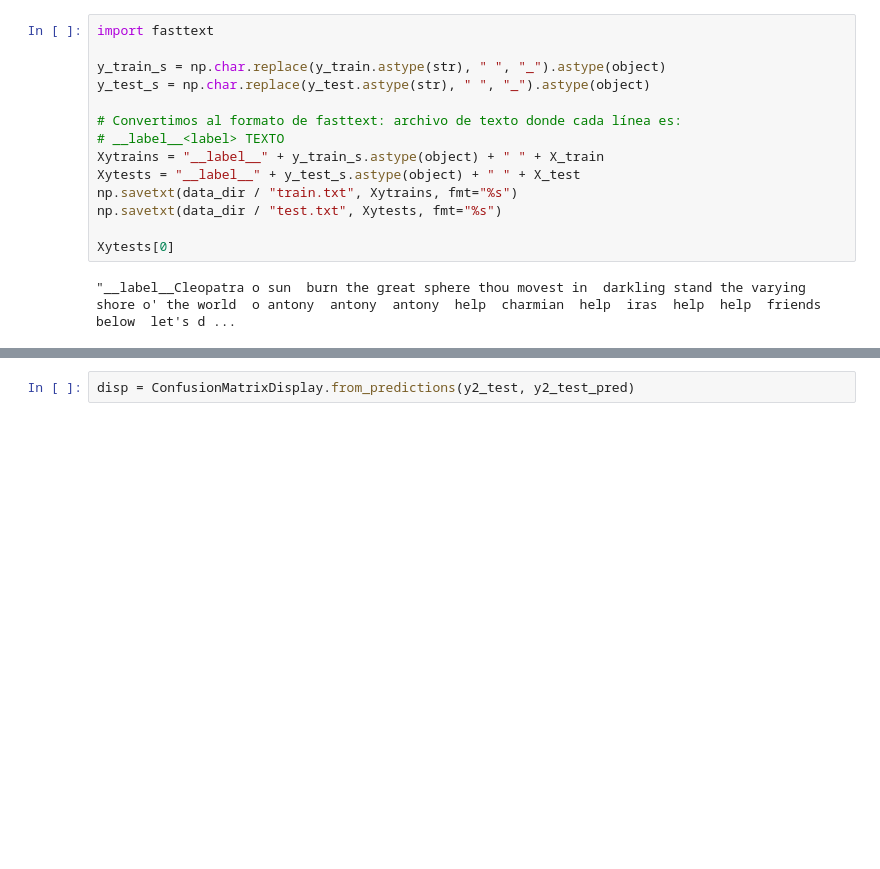
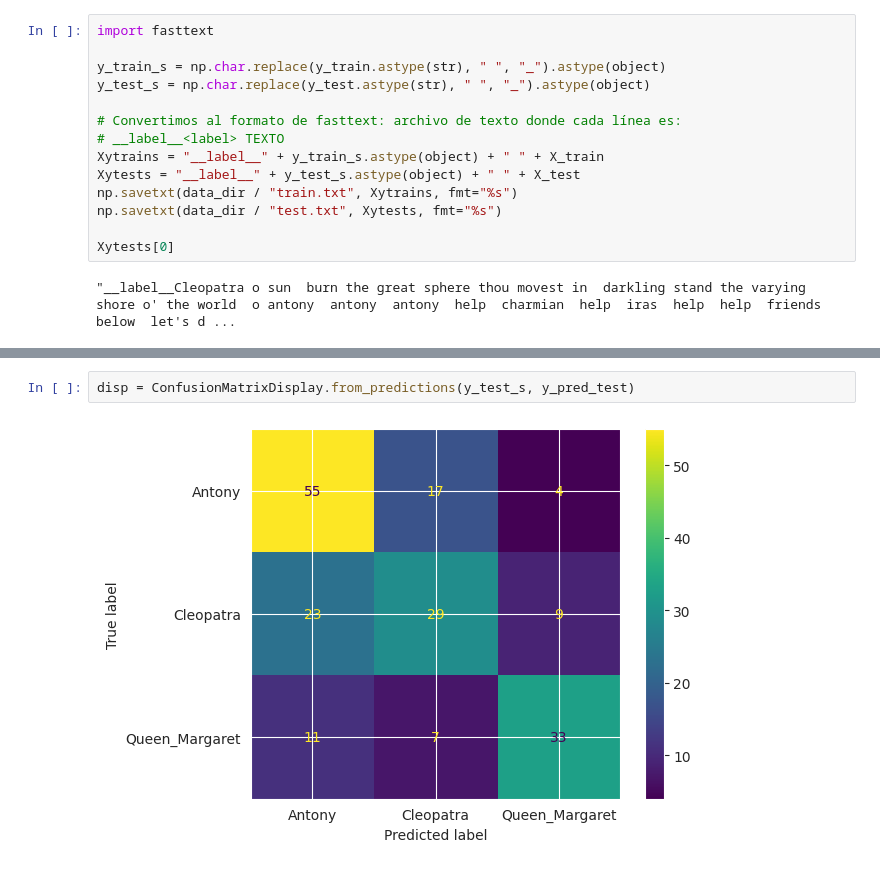
Before and after one commit to luchymd89/introcd, a Jupyter notebook: Tarea_2/shakespeare_tarea_2.ipynb, the cells around one changed output, grey strips where cells are left out. Drawn from its saved outputs; the diff is of its cells as text; blank space fills up the shorter version.

```diff
--- a/Tarea_2/shakespeare_tarea_2.ipynb
+++ b/Tarea_2/shakespeare_tarea_2.ipynb
@@ -966,2 +1009,4 @@ Queen_Margaret       0.71      0.69      0.70        51
 # %%
-disp = ConfusionMatrixDisplay.from_predictions(y2_test, y2_test_pred)
+disp = ConfusionMatrixDisplay.from_predictions(y_test_s, y_pred_test)
+# %% [output]
+[figure, added]
```
Also changed, not shown: parts of 21 cells of this notebook.
